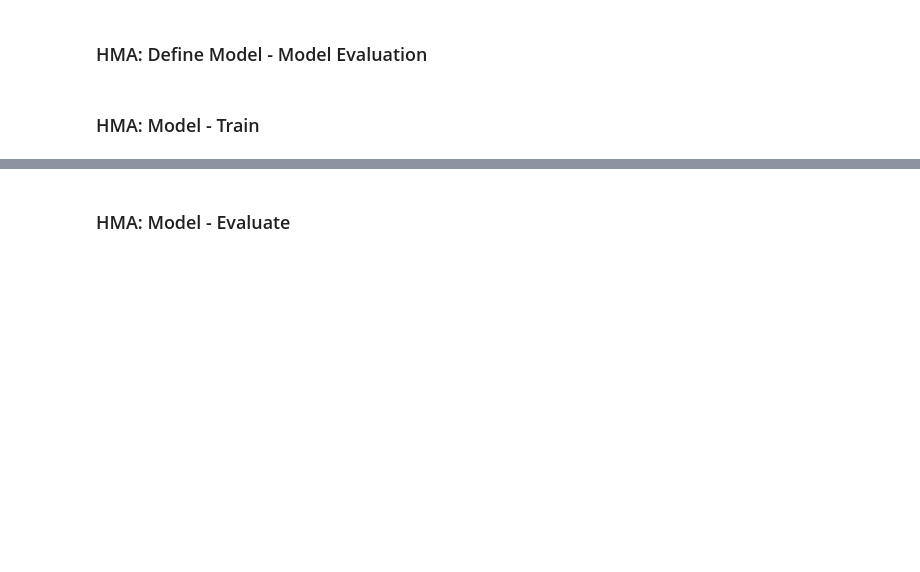
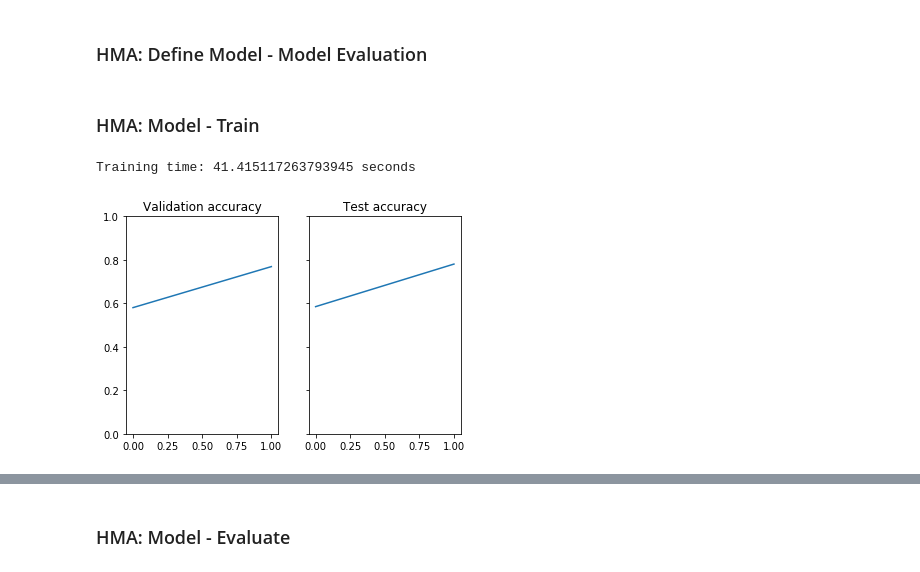
Before and after one commit to mahumberto/course-udacity-selfDrivingCarND, a Jupyter notebook: term1-computerVision-DeepLearning/06-proj-trafficSignClassifier/03-proj-trafficSignClassifier.ipynb, the cells around one changed output, grey strips where cells are left out. Saved outputs shown, nothing was run; the diff lists cells and outputs as text; code cells hidden in the pictures; blank space fills up the shorter version.

```diff
--- a/term1-computerVision-DeepLearning/06-proj-trafficSignClassifier/03-proj-trafficSignClassifier.ipynb
+++ b/term1-computerVision-DeepLearning/06-proj-trafficSignClassifier/03-proj-trafficSignClassifier.ipynb
@@ -392,4 +462,9 @@ def trainingSession(hp_epochs, hp_batchSize):
         printSummary(validation_summary, test_summary)
+# %%
+trainingSession(hp_epochs = 2, hp_batchSize = 256)
+# %% [output]
+Training time: 41.415117263793945 seconds
+[figure, added]
 # %%
 trainingSession(hp_epochs = 10, hp_batchSize = 128)
 # %% [output]
```
Also changed, not shown: parts of 13 cells of this notebook.
